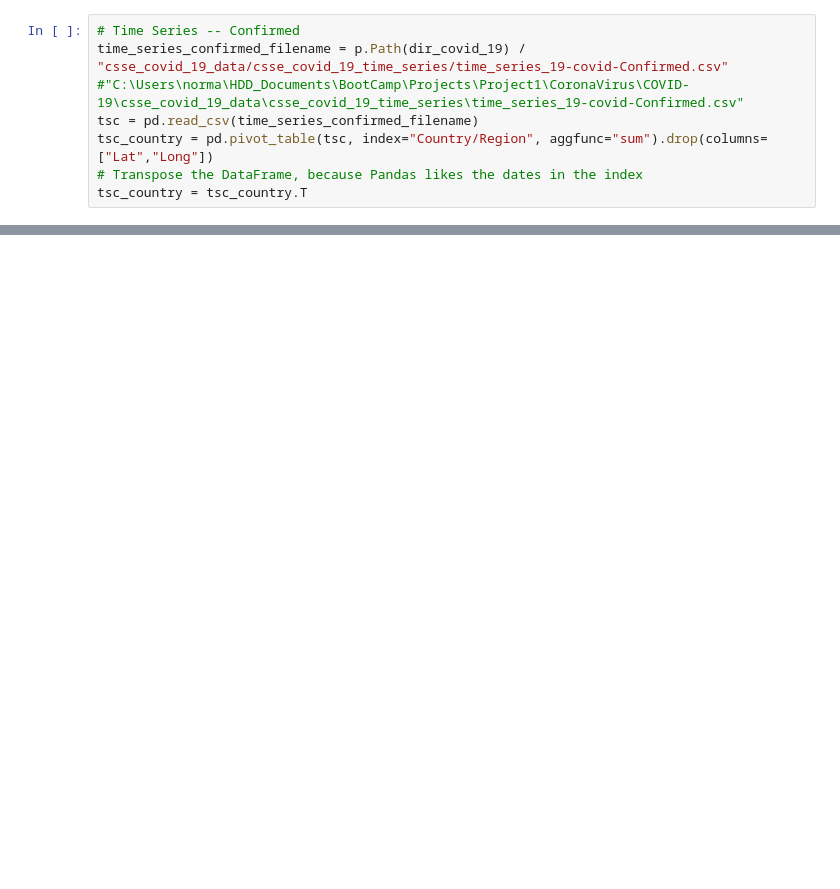
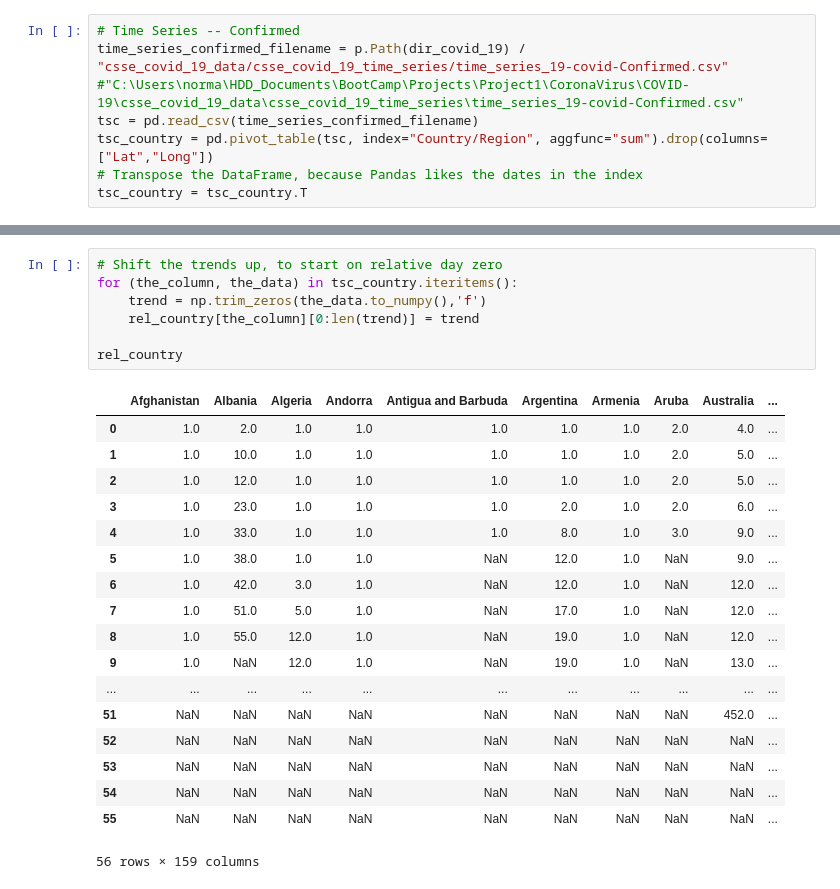
Before and after one commit to NormanGwinn/Project1_Group1, a Jupyter notebook: TrendAnalysis.ipynb, the cells around one changed output, grey strips where cells are left out. Drawn from its saved outputs; the diff is of its cells as text; blank space fills up the shorter version.

```diff
--- a/TrendAnalysis.ipynb
+++ b/TrendAnalysis.ipynb
@@ -121,0 +106,26 @@ SyntaxError: can't use starred expression here (<ipython-input-58-2cc6820e4ef5>,
+# %%
+# Shift the trends up, to start on relative day zero
+for (the_column, the_data) in tsc_country.iteritems():
+    trend = np.trim_zeros(the_data.to_numpy(),'f')
+    rel_country[the_column][0:len(trend)] = trend
+
+rel_country
+# %% [output]
+|  | Afghanistan | Albania | Algeria | Andorra | Antigua and Barbuda | Argentina | Armenia | Aruba | Australia | ... |
+| 0 | 1.0 | 2.0 | 1.0 | 1.0 | 1.0 | 1.0 | 1.0 | 2.0 | 4.0 | ... |
+| 1 | 1.0 | 10.0 | 1.0 | 1.0 | 1.0 | 1.0 | 1.0 | 2.0 | 5.0 | ... |
+| 2 | 1.0 | 12.0 | 1.0 | 1.0 | 1.0 | 1.0 | 1.0 | 2.0 | 5.0 | ... |
+| 3 | 1.0 | 23.0 | 1.0 | 1.0 | 1.0 | 2.0 | 1.0 | 2.0 | 6.0 | ... |
+| 4 | 1.0 | 33.0 | 1.0 | 1.0 | 1.0 | 8.0 | 1.0 | 3.0 | 9.0 | ... |
+| 5 | 1.0 | 38.0 | 1.0 | 1.0 | NaN | 12.0 | 1.0 | NaN | 9.0 | ... |
+| 6 | 1.0 | 42.0 | 3.0 | 1.0 | NaN | 12.0 | 1.0 | NaN | 12.0 | ... |
+| 7 | 1.0 | 51.0 | 5.0 | 1.0 | NaN | 17.0 | 1.0 | NaN | 12.0 | ... |
+| 8 | 1.0 | 55.0 | 12.0 | 1.0 | NaN | 19.0 | 1.0 | NaN | 12.0 | ... |
+| 9 | 1.0 | NaN | 12.0 | 1.0 | NaN | 19.0 | 1.0 | NaN | 13.0 | ... |
+| ... | ... | ... | ... | ... | ... | ... | ... | ... | ... | ... |
+| 51 | NaN | NaN | NaN | NaN | NaN | NaN | NaN | NaN | 452.0 | ... |
+| 52 | NaN | NaN | NaN | NaN | NaN | NaN | NaN | NaN | NaN | ... |
+| 53 | NaN | NaN | NaN | NaN | NaN | NaN | NaN | NaN | NaN | ... |
+| 54 | NaN | NaN | NaN | NaN | NaN | NaN | NaN | NaN | NaN | ... |
+| 55 | NaN | NaN | NaN | NaN | NaN | NaN | NaN | NaN | NaN | ... |
+56 rows × 159 columns
```
Also changed, not shown: parts of 17 cells of this notebook, 1 other file.
